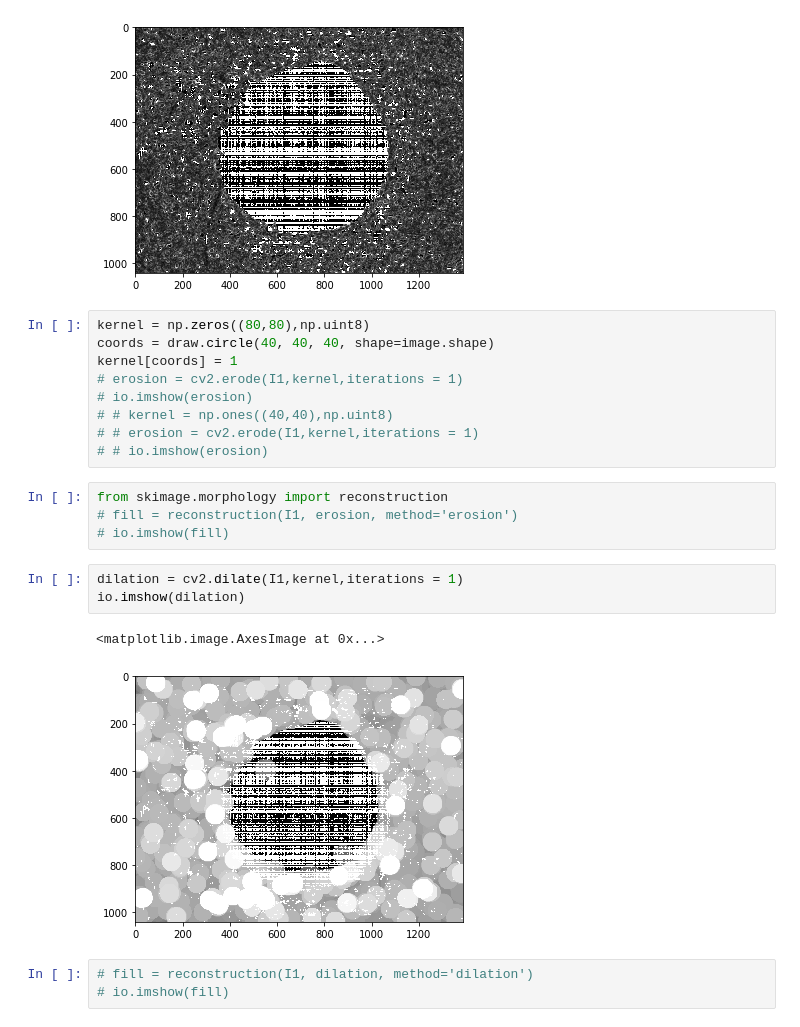
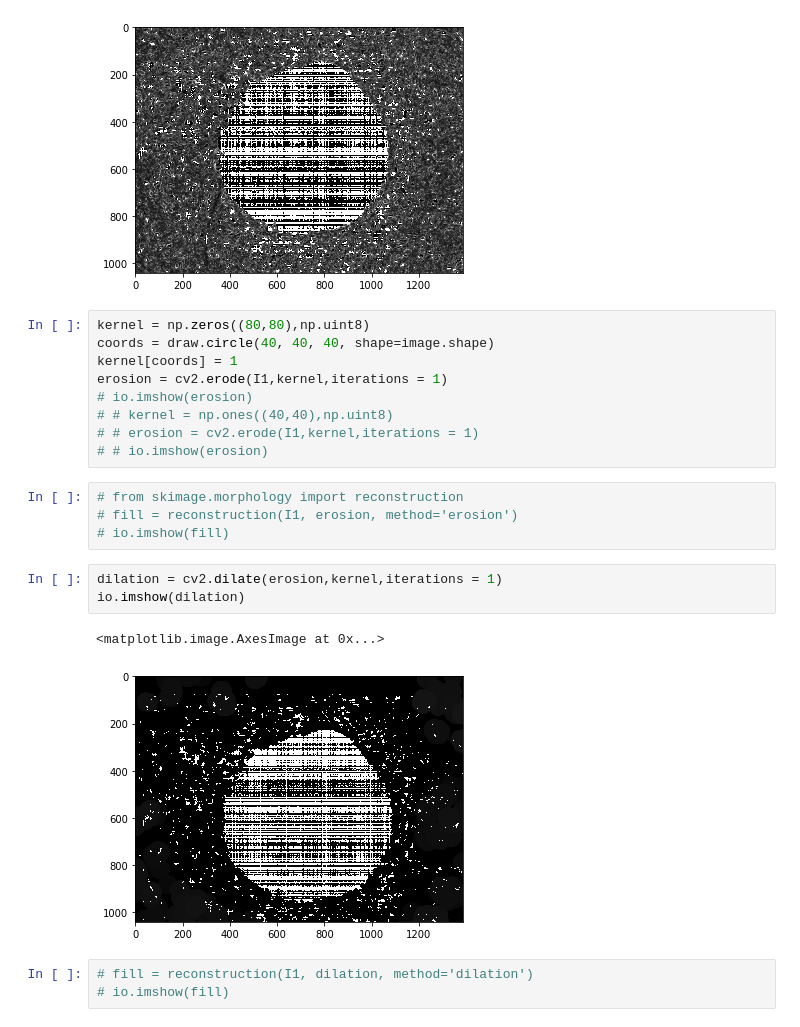
Before and after one commit to edjuaro/cell-migration-quantification, a Jupyter notebook: attempt2.ipynb, the cells around one changed output. Drawn from its saved outputs; the diff is of its cells as text.

```diff
--- a/attempt2.ipynb
+++ b/attempt2.ipynb
@@ -66,21 +66,21 @@ io.imshow(I1)
 kernel = np.zeros((80,80),np.uint8)
 coords = draw.circle(40, 40, 40, shape=image.shape)
 kernel[coords] = 1
-# erosion = cv2.erode(I1,kernel,iterations = 1)
+erosion = cv2.erode(I1,kernel,iterations = 1)
 # io.imshow(erosion)
 # # kernel = np.ones((40,40),np.uint8)
 # # erosion = cv2.erode(I1,kernel,iterations = 1)
 # # io.imshow(erosion)
 # %%
-from skimage.morphology import reconstruction
+# from skimage.morphology import reconstruction
 # fill = reconstruction(I1, erosion, method='erosion')
 # io.imshow(fill)
 # %%
-dilation = cv2.dilate(I1,kernel,iterations = 1)
+dilation = cv2.dilate(erosion,kernel,iterations = 1)
 io.imshow(dilation)
 # %% [output]
 <matplotlib.image.AxesImage at 0x...>
-[figure, old version]
+[figure, new version]
 # %%
 # fill = reconstruction(I1, dilation, method='dilation')
 # io.imshow(fill)
```
Also changed, not shown: parts of 1 cell of this notebook, 1 other file.
